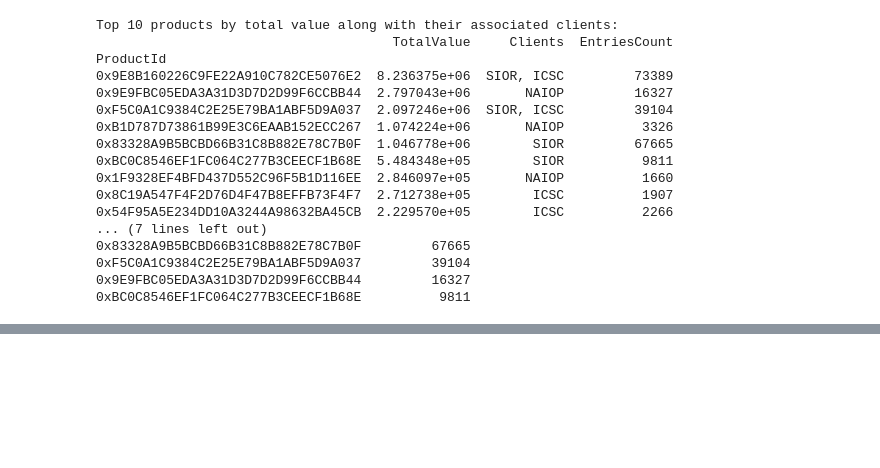
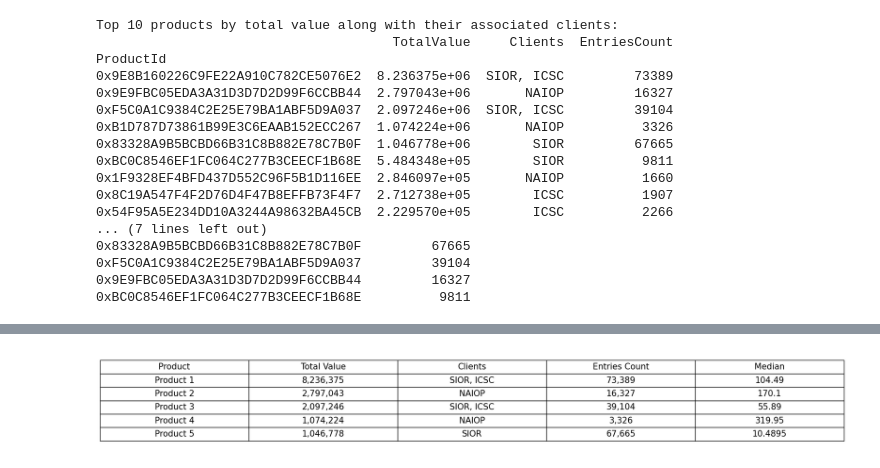
Before and after one commit to aKssup/data-consulting, a Jupyter notebook: data_analysis_membership.ipynb, the cells around one changed output, grey strips where cells are left out. Saved outputs shown, nothing was run; the diff lists cells and outputs as text; code cells hidden in the pictures; blank space fills up the shorter version.

Commit message:
added visual table and product insights

```diff
--- a/data_analysis_membership.ipynb
+++ b/data_analysis_membership.ipynb
@@ -344,0 +354,26 @@ ProductId
+# %%
+import matplotlib.pyplot as plt
+
+# Manually putting in the data
+table_data = [
+    ["Product", "Total Value", "Clients", "Entries Count", "Median"],
+    ["Product 1", "8,236,375", "SIOR, ICSC", "73,389", "104.49"],
+    ["Product 2", "2,797,043", "NAIOP", "16,327", "170.1"],
+    ["Product 3", "2,097,246", "SIOR, ICSC", "39,104", "55.89"],
+    ["Product 4", "1,074,224", "NAIOP", "3,326", "319.95"],
+    ["Product 5", "1,046,778", "SIOR", "67,665", "10.4895"]
+]
+
+# Creating the plot and axis
+fig, ax = plt.subplots(figsize=(12, 3))  # Adjust the size as needed
+ax.axis('tight')
+ax.axis('off')
+
+# Creating the table
+table = ax.table(cellText=table_data, cellLoc='center', loc='center', colWidths=[0.2 for x in table_data[0]])
+table.auto_set_font_size(False)
+table.set_fontsize(15)
+table.scale(2, 2)
+plt.show()
+# %% [output]
+[figure, added]
```
Also changed, not shown: parts of 1 cell of this notebook.
